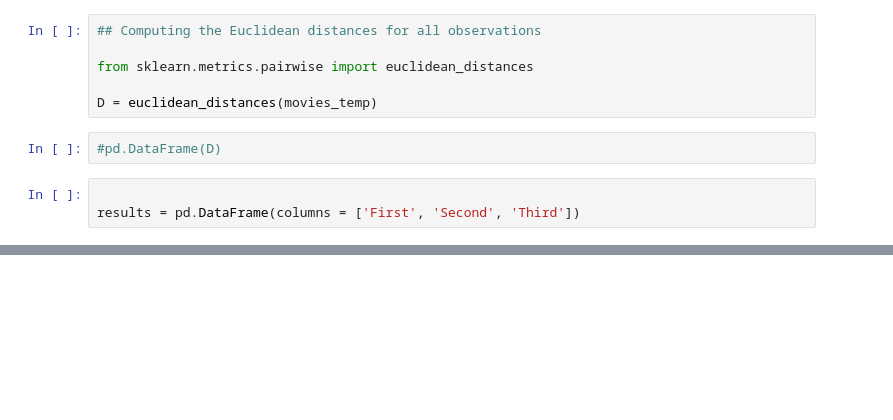
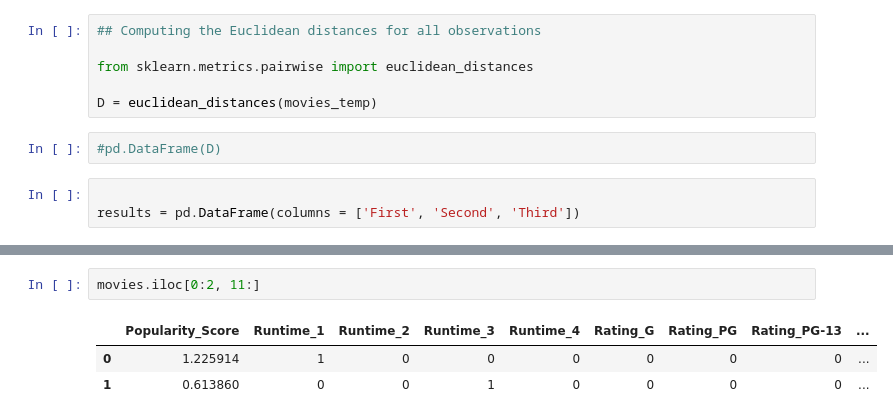
Before and after one commit to Evan-Callaghan/CPSC-453-Seminar, a Jupyter notebook: Project Items/Blockbuster_Clean.ipynb, the cells around one changed output, grey strips where cells are left out. Cells and saved outputs as stored; diff of their text form; blank space fills up the shorter version.

```diff
--- a/Project Items/Blockbuster_Clean.ipynb
+++ b/Project Items/Blockbuster_Clean.ipynb
@@ -243,0 +262,6 @@ results.head()
+# %%
+movies.iloc[0:2, 11:]
+# %% [output]
+|  | Popularity_Score | Runtime_1 | Runtime_2 | Runtime_3 | Runtime_4 | Rating_G | Rating_PG | Rating_PG-13 | ... |
+| 0 | 1.225914 | 1 | 0 | 0 | 0 | 0 | 0 | 0 | ... |
+| 1 | 0.613860 | 0 | 0 | 1 | 0 | 0 | 0 | 0 | ... |
```
Also changed, not shown: parts of 6 cells of this notebook, 2 other files.
